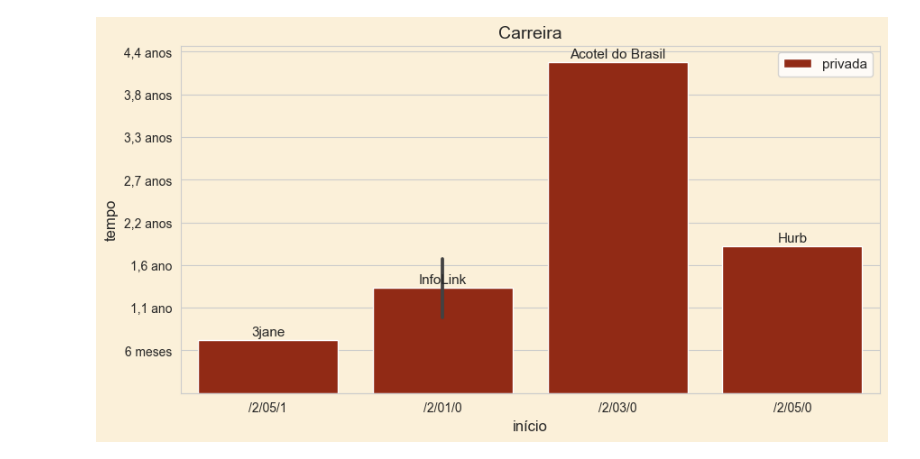
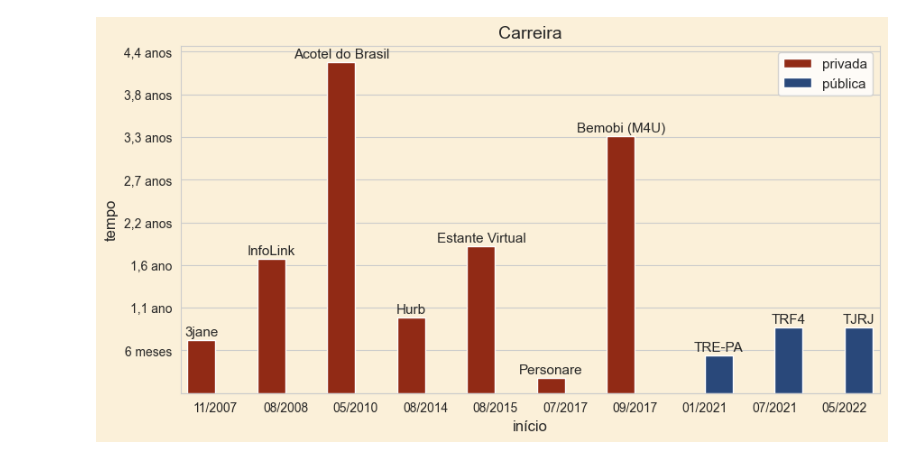
Before and after one commit to fellipaocastro/carreira, a Jupyter notebook: carreira.ipynb, the cells around one changed output. Saved outputs shown, nothing was run; the diff lists cells and outputs as text; code cells hidden in the pictures.

```diff
--- a/carreira.ipynb
+++ b/carreira.ipynb
@@ -6,6 +6,10 @@ import pandas as pd
 import matplotlib.pyplot as plt
 from matplotlib import ticker
 import seaborn as sns
+
+
+def format_date(date):
+    return datetime.strptime(date, "%d/%m/%Y")
 
 
 def format_y_axis(y_param, _pos):
@@ -25,17 +29,13 @@ def format_y_axis(y_param, _pos):
     return y_axis
 
 
-def format_date(date):
-    return datetime.strptime(date, "%d/%m/%Y")
-
-
 if __name__ == "__main__":
     sns.set_style('whitegrid')
     # %matplotlib inline
 
     carreira = pd.read_csv('carreira.csv', delimiter=';')
     carreira['inicio'] = carreira['entrada'].apply(
-        lambda entrada: f'{entrada[3:7]}/{entrada[0:4]}')
+        lambda entrada: f'{entrada[3:5]}/{entrada[6:10]}')
     carreira['entrada'] = carreira['entrada'].apply(format_date)
     carreira['saida'] = carreira['saida'].apply(format_date)
     carreira['tempo'] = carreira['saida'] - carreira['entrada'] + pd.Timedelta(
@@ -56,31 +56,31 @@ if __name__ == "__main__":
 
     ax = plt.gca()
     ax.yaxis.set_major_formatter(formatter)
     ax.set_facecolor(BGCOLOR)
 
     sns.barplot(data=carreira, x='inicio', y='dias', hue='esfera',
                 palette=sns.color_palette('#a61c00 #1c4587'.split()))
 
     plt.title('Carreira', fontsize=14)
     plt.xlabel('início', fontsize=12)
     plt.ylabel('tempo', fontsize=12)
     plt.legend(fontsize=11)
 
     for bar_container in ax.containers:
         for rectangle in bar_container:
             idx = bar_container.index(rectangle)
 
             height = bar_container[idx].get_height()
 
             x_pos = bar_container[idx].get_x() + bar_container.patches[
                     idx].get_width() / 2
 
             y_pos = height + 20
 
             text = carreira.iloc[idx]['instituicao']
 
             ax.annotate(text, xy=(x_pos, y_pos), ha='center', fontsize=11)
 
     plt.show()
 # %% [output]
-[figure, old version]
+[figure, new version]
```
